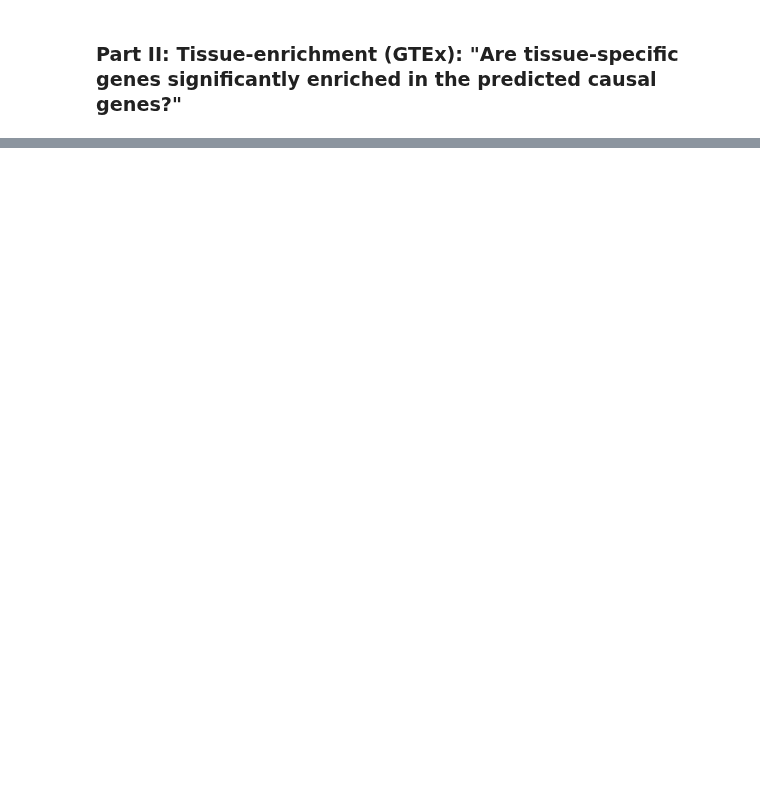
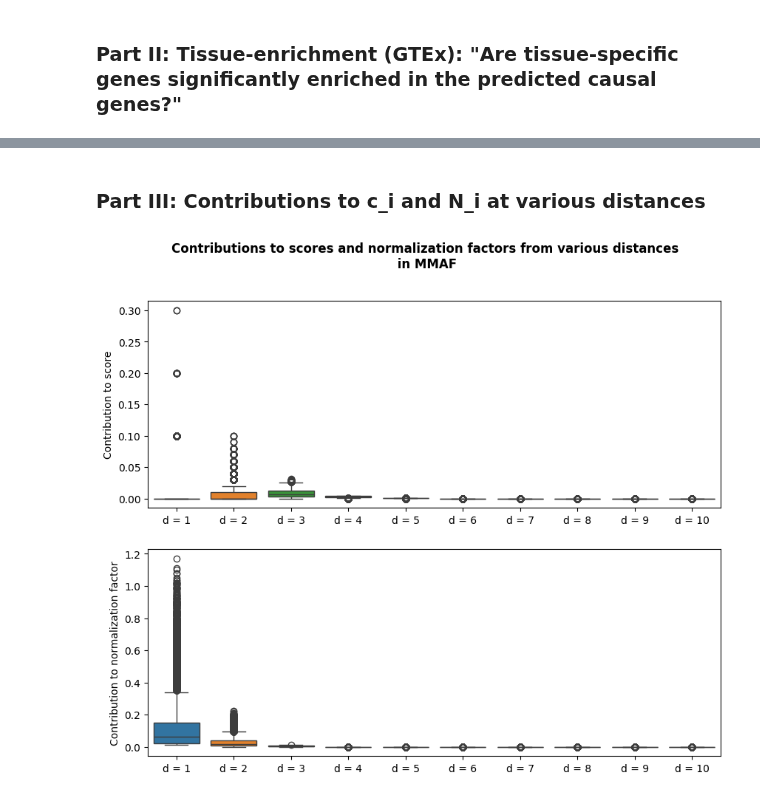
Before and after one commit to jjjk123/grexome-TIMC-Secondary-interactome, a Jupyter notebook: Interactome/jupyter_notebooks/analyze_scores_newCentrality.ipynb, the cells around one changed output, grey strips where cells are left out. Drawn from its saved outputs; the diff is of its cells as text; code cells hidden in the pictures; blank space fills up the shorter version.

```diff
--- a/Interactome/jupyter_notebooks/analyze_scores_newCentrality.ipynb
+++ b/Interactome/jupyter_notebooks/analyze_scores_newCentrality.ipynb
@@ -329,0 +332,2 @@ matplotlib.pyplot.savefig(f"/home/kubicaj/calc/Figures/Tissue-enrichment/{PHENOT
+# %% [markdown]
+### Part III: Contributions to c_i and N_i at various distances
@@ -329,0 +336,28 @@ matplotlib.pyplot.savefig(f"/home/kubicaj/calc/Figures/Tissue-enrichment/{PHENOT
+# %%
+df_scores = pandas.DataFrame()
+df_normFactors = pandas.DataFrame()
+
+alpha = str(ALPHA).replace('.', '')
+
+for d in range(1, 11):
+    scores = numpy.load(f"{PATH_TO_CONTRIBUTIONS+CENTRALITY+PHENOTYPE}/scores_d{d}_alpha{alpha}_dmax{D_MAX}_alphanorm{ALPHA_NORM}.npz")["arr_0"]
+    normFactors = numpy.load(f"{PATH_TO_CONTRIBUTIONS+CENTRALITY+PHENOTYPE}/normFactors_d{d}_alpha{alpha}_dmax{D_MAX}_alphanorm{ALPHA_NORM}.npz")["arr_0"]
+
+    df_scores[f"d = {d}"] = scores
+
+    df_normFactors[f"d = {d}"] = normFactors
+# %%
+fig, ax = matplotlib.pyplot.subplots(2, 1, figsize=(10, 8))
+
+# fig.suptitle(f"New centrality v8\nalpha={ALPHA},   d={D_MAX},    alpha_norm={ALPHA_NORM}\n{PHENOTYPE}\nContributions to score")
+fig.suptitle(f"Contributions to scores and normalization factors from various distances\n in {PHENOTYPE}", weight='bold')
+
+seaborn.boxplot(data=df_scores, ax=ax[0])
+ax[0].set_ylabel("Contribution to score")
+
+seaborn.boxplot(data=df_normFactors, ax=ax[1])
+ax[1].set_ylabel("Contribution to normalization factor")
+
+matplotlib.pyplot.show()
+# %% [output]
+[figure, added]
```
Also changed, not shown: parts of 15 cells of this notebook.
